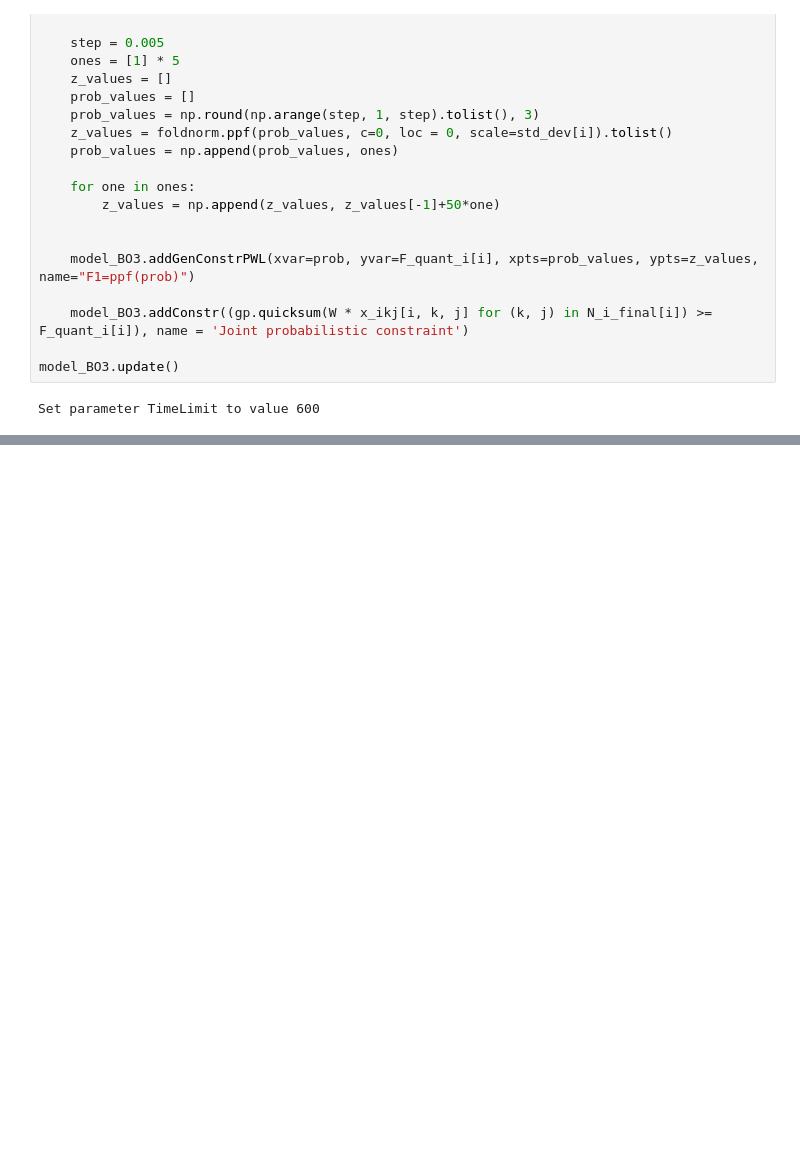
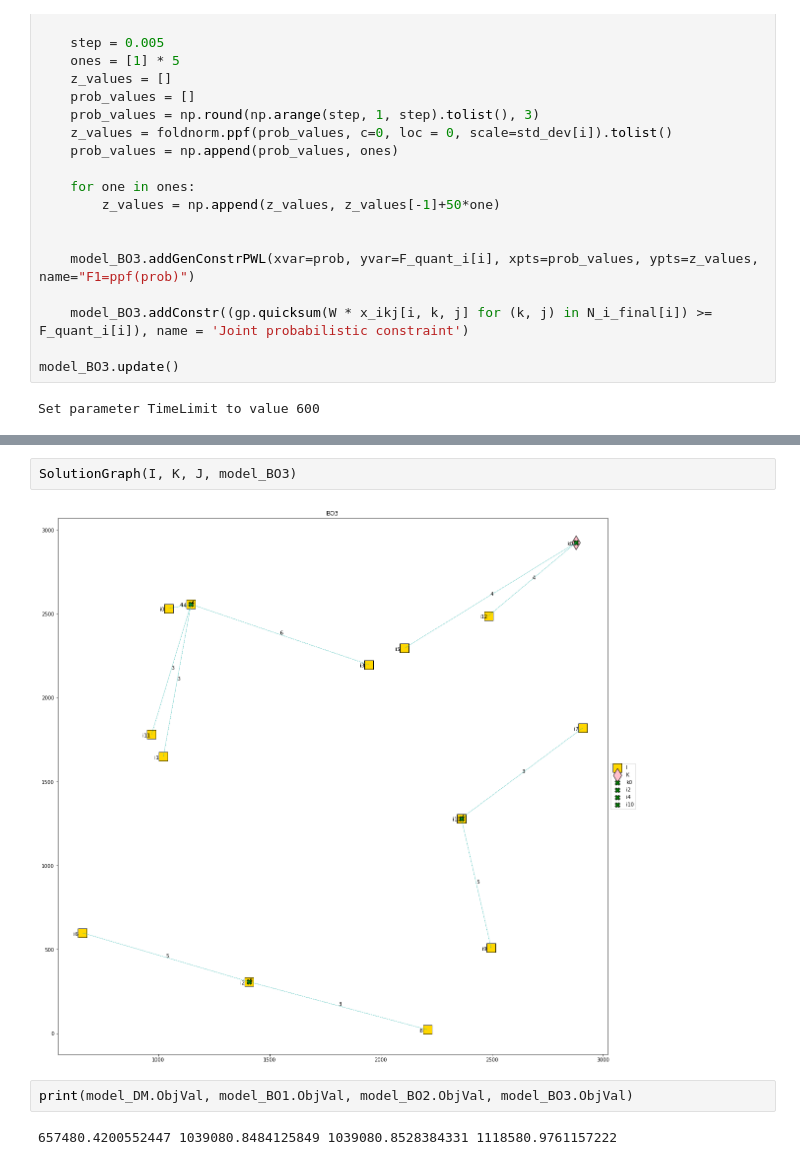
Before and after one commit to petrenaa/Stochastic_Programming_Relaxations, a Jupyter notebook: CODE.ipynb, the cells around one changed output, grey strips where cells are left out. Drawn from its saved outputs; the diff is of its cells as text; blank space fills up the shorter version.

```diff
--- a/CODE.ipynb
+++ b/CODE.ipynb
@@ -1069,0 +1088,8 @@ q_i[i12] 1
+# %%
+SolutionGraph(I, K, J, model_BO3)
+# %% [output]
+[figure, added]
+# %%
+print(model_DM.ObjVal, model_BO1.ObjVal, model_BO2.ObjVal, model_BO3.ObjVal)
+# %% [output]
+657480.4200552447 1039080.8484125849 1039080.8528384331 1118580.9761157222
```
Also changed, not shown: parts of 13 cells of this notebook.
